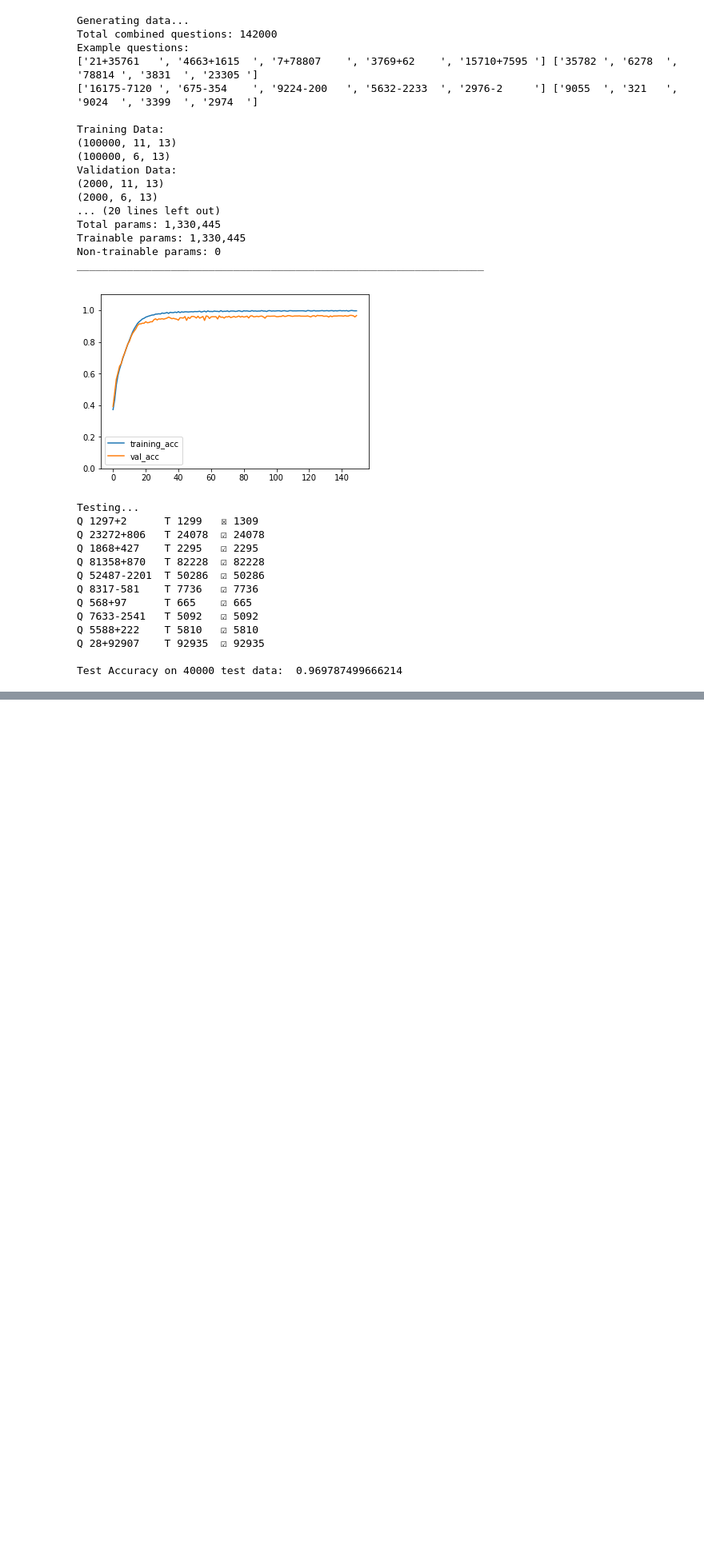
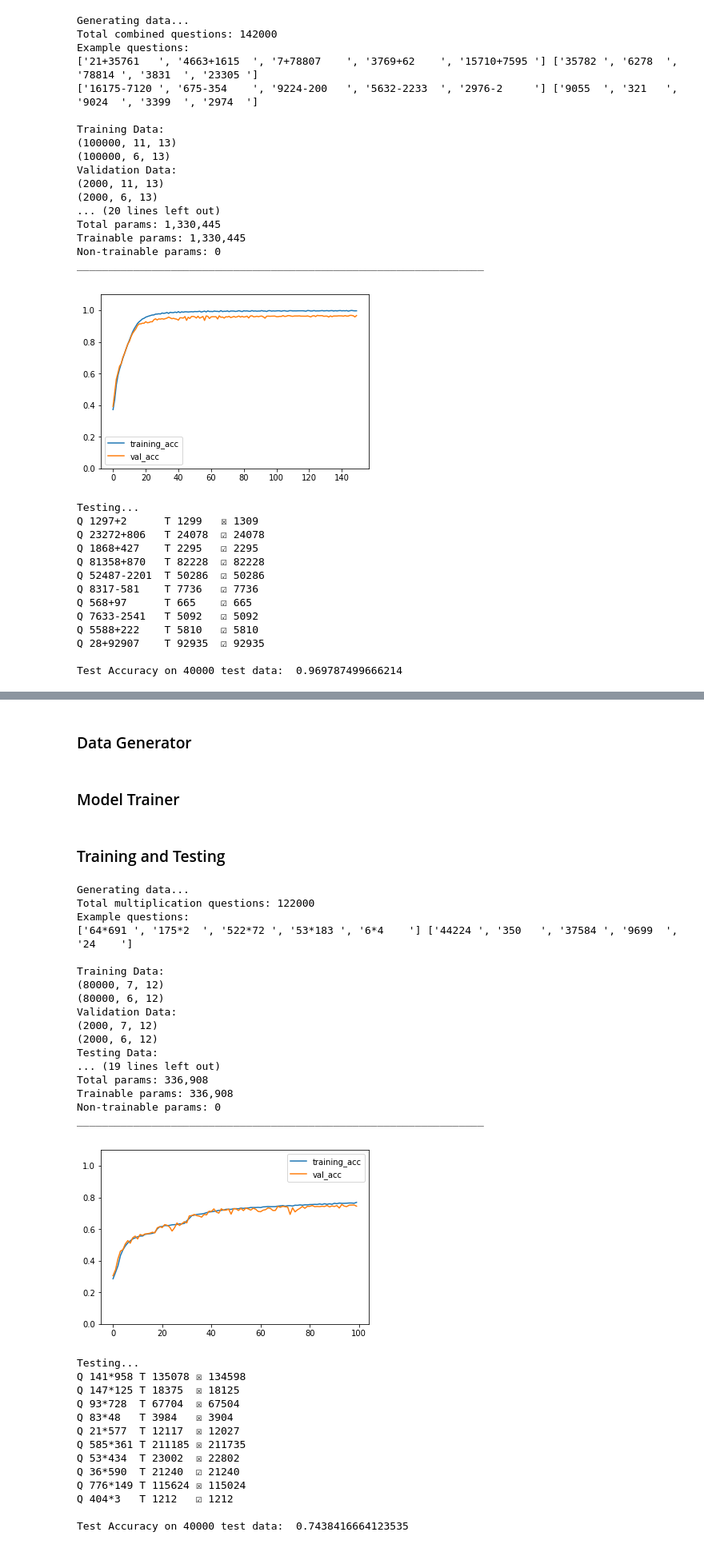
Before and after one commit to Jadezzz/DL-Adder-Subtractor, a Jupyter notebook: Demo.ipynb, the cells around one changed output, grey strips where cells are left out. Shown at 80% size. Saved outputs shown, nothing was run; the diff lists cells and outputs as text; code cells hidden in the pictures; blank space fills up the shorter version.

Commit message:
add multiplication

```diff
--- a/Demo.ipynb
+++ b/Demo.ipynb
@@ -643,0 +652,2 @@ Test Accuracy on 40000 test data:  0.969787499666214
+# %% [markdown]
+### Data Generator
@@ -643,0 +719,2 @@ Test Accuracy on 40000 test data:  0.969787499666214
+# %% [markdown]
+### Model Trainer
@@ -643,0 +759,67 @@ Test Accuracy on 40000 test data:  0.969787499666214
+# %% [markdown]
+### Training and Testing
+# %%
+chars = '0123456789* '
+ctable = CharacterTable(chars)
+
+digits = 3
+epochs = 100
+layer = 2
+hidden_size = 128
+batch_size = 128
+train_size = 80000
+
+train_x, train_y, val_x, val_y, test_x, test_y = generate_mul_data(train_size=train_size,
+                                                                        digits=digits,
+                                                                        ctable=ctable,
+                                                                        chars=chars)
+model = train_mul_model(train_x=train_x,
+                        train_y=train_y,
+                        val_x=val_x,
+                        val_y=val_y,
+                        digits=digits,
+                        hidden_size=hidden_size,
+                        batch_size=batch_size,
+                        layer=layer,
+                        epoch=epochs,
+                        chars = chars,
+                        save_model=True)
+
+model_tester(model=model,
+             test_x=test_x,
+             test_y=test_y,
+             ctable=ctable)
+
+del model
+# %% [output]
+Generating data...
+Total multiplication questions: 122000
+Example questions:
+['64*691 ', '175*2  ', '522*72 ', '53*183 ', '6*4    '] ['44224 ', '350   ', '37584 ', '9699  ', '24    ']
+
+Training Data:
+(80000, 7, 12)
+(80000, 6, 12)
+Validation Data:
+(2000, 7, 12)
+(2000, 6, 12)
+Testing Data:
+... (19 lines left out)
+Total params: 336,908
+Trainable params: 336,908
+Non-trainable params: 0
+_________________________________________________________________
+[figure, added]
+Testing...
+Q 141*958 T 135078 ☒ 134598
+Q 147*125 T 18375  ☒ 18125
+Q 93*728  T 67704  ☒ 67504
+Q 83*48   T 3984   ☒ 3904
+Q 21*577  T 12117  ☒ 12027
+Q 585*361 T 211185 ☒ 211735
+Q 53*434  T 23002  ☒ 22802
+Q 36*590  T 21240  ☑ 21240
+Q 776*149 T 115624 ☒ 115024
+Q 404*3   T 1212   ☑ 1212
+
+Test Accuracy on 40000 test data:  0.7438416664123535
```
Also changed, not shown: parts of 4 cells of this notebook, 4 other files.
